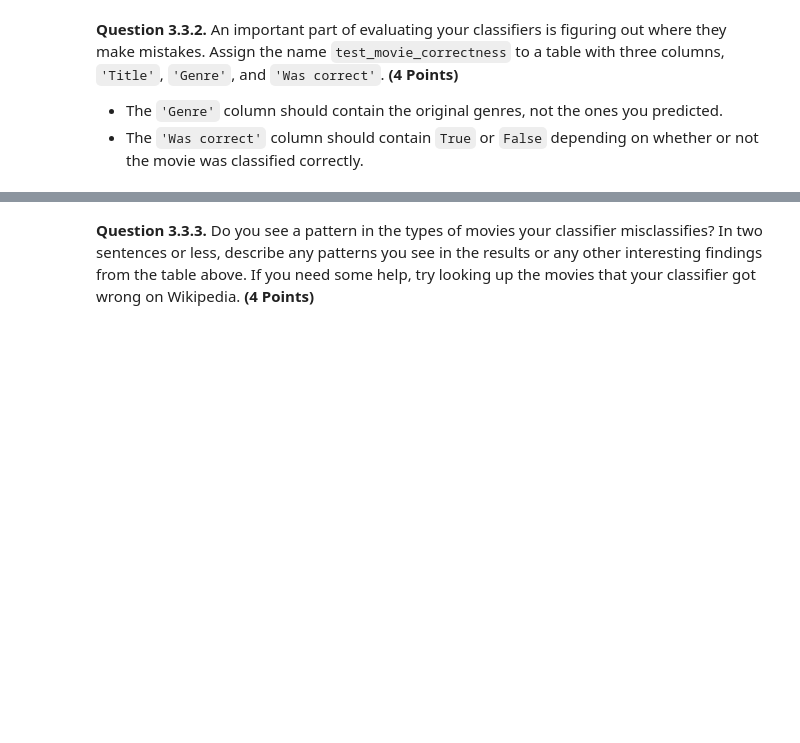
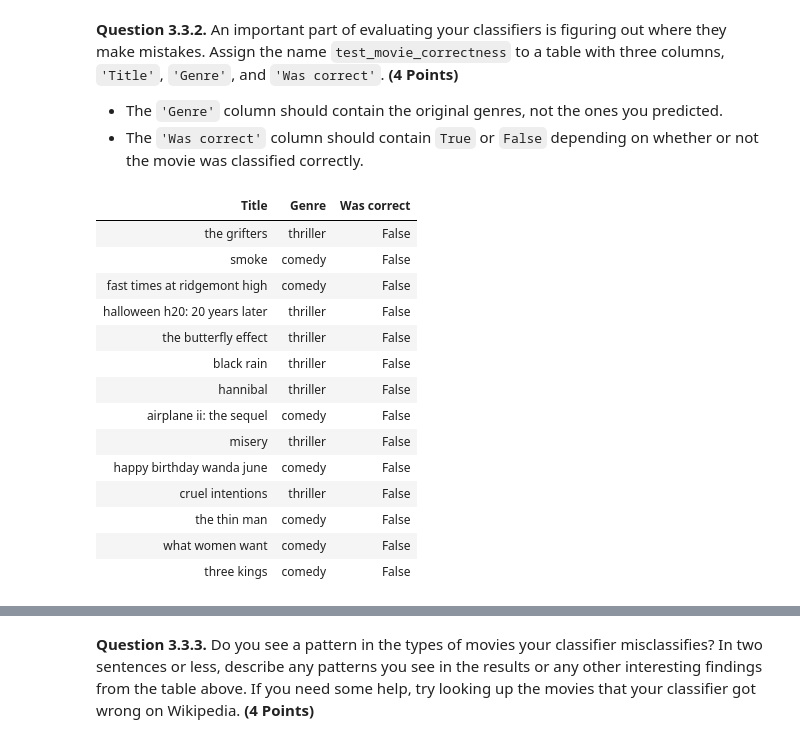
Before and after one commit to dthajal1/data-science-8, a Jupyter notebook: project/project2/project2.ipynb, the cells around one changed output, grey strips where cells are left out. Drawn from its saved outputs; the diff is of its cells as text; code cells hidden in the pictures; blank space fills up the shorter version.

```diff
--- a/project/project2/project2.ipynb
+++ b/project/project2/project2.ipynb
@@ -928,5 +951,6 @@ points:
 -->
 # %%
 # The staff solution took multiple lines of code.
-genre_and_distances = ...
+distance_from_test_row1 = fast_distances(test_my_features.row(0), train_my_features)
+genre_and_distances = train_movies.with_column("Distance", distance_from_test_row1).select("Genre", "Distance").sort("Distance")
 genre_and_distances
@@ -979,7 +1022,13 @@ points:
 def classify(test_row, train_rows, train_labels, k):
     """Return the most common class among k nearest neigbors to test_row."""
     distances = fast_distances(test_row, train_rows)
-    genre_and_distances = ...
-    ...
+    genre_and_distances = Table().with_columns("Genre", train_labels,
+                                              "Distance", distances)
+    topk = genre_and_distances.sort("Distance").take(np.arange(k))
+    topk_grouped_by_genre_asc = topk.group("Genre").sort("count", descending=True)
+    return topk_grouped_by_genre_asc.column("Genre").item(0)
+
+
+# classify(test_my_features.row(0), train_my_features, train_movies.column("Genre"), 7)
 # %%
 grader.check("q3_2_1")
@@ -1015,7 +1070,7 @@ points:
 -->
 # %%
 def classify_feature_row(row):
-    ...
+    return classify(row, train_my_features, train_movies.column("Genre"), 15)
 
 # When you're done, this should produce 'Thriller' or 'Comedy'.
 classify_feature_row(test_my_features.row(0))
@@ -1041,0 +1097,4 @@ proportion_correct
+# %%
+test_guesses = test_my_features.apply(classify_feature_row)
+proportion_correct = np.count_nonzero(test_guesses == test_movies.column("Genre")) / len(test_guesses)
+proportion_correct
@@ -1058,7 +1121,25 @@ points:
 # %%
 # Feel free to use multiple lines of code
 # but make sure to assign test_movie_correctness to the proper table!
-test_movie_correctness = ...
-test_movie_correctness.sort('Was correct', descending = True).show(5)
+test_movies_with_predicted = test_movies.select("Title", "Genre").with_column("Predicted", test_guesses)
+is_prediction_correct = test_movies_with_predicted.column("Genre") == test_movies_with_predicted.column("Predicted")
+test_movie_correctness = test_movies_with_predicted.drop("Predicted").with_column("Was correct", is_prediction_correct)
+test_movie_correctness.where("Was correct", are.equal_to(False)).show()
+# %% [output]
+| Title | Genre | Was correct |
+| the grifters | thriller | False |
+| smoke | comedy | False |
+| fast times at ridgemont high | comedy | False |
+| halloween h20: 20 years later | thriller | False |
+| the butterfly effect | thriller | False |
+| black rain | thriller | False |
+| hannibal | thriller | False |
+| airplane ii: the sequel | comedy | False |
+| misery | thriller | False |
+| happy birthday wanda june | comedy | False |
+| cruel intentions | thriller | False |
+| the thin man | comedy | False |
+| what women want | comedy | False |
+| three kings | comedy | False |
 # %%
 grader.check("q3_3_2")
```
Also changed, not shown: parts of 42 cells of this notebook, 2 other files.
